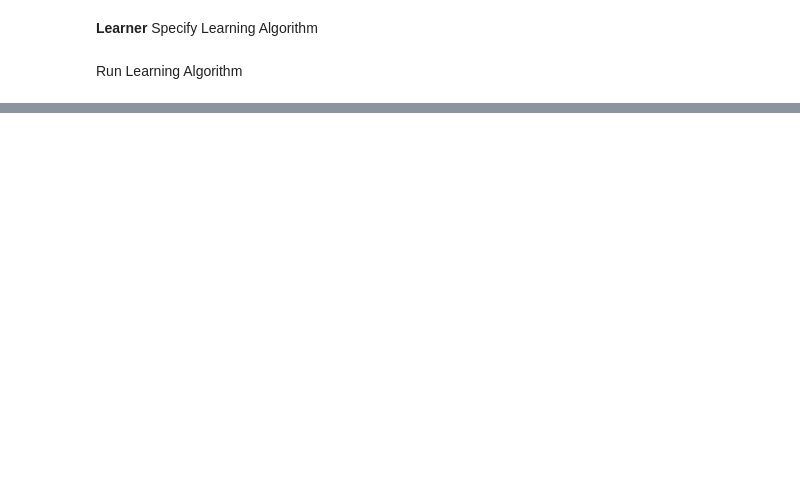
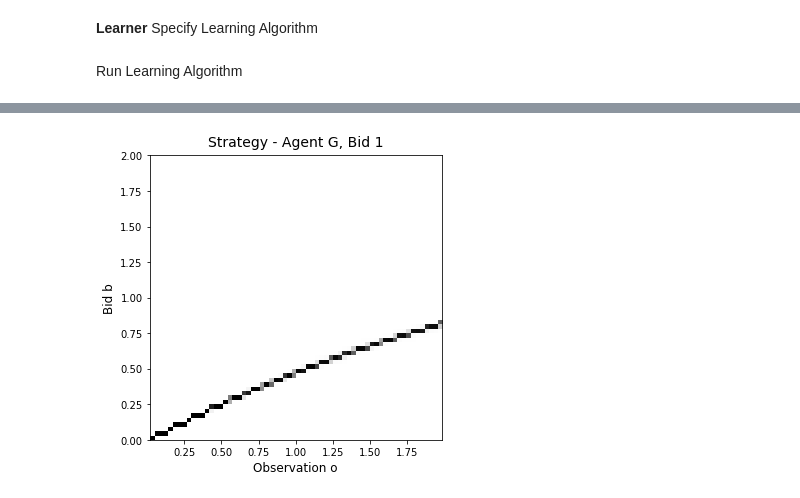
Before and after one commit to MOberlechner/soda, a Jupyter notebook: notebooks/examples/llg_auction.ipynb, the cells around one changed output, grey strips where cells are left out. Drawn from its saved outputs; the diff is of its cells as text; code cells hidden in the pictures; blank space fills up the shorter version.

```diff
--- a/notebooks/examples/llg_auction.ipynb
+++ b/notebooks/examples/llg_auction.ipynb
@@ -83,0 +82,4 @@ strategies[agent].plot(metrics=True, beta=bne)
+# %%
+strategies['G'].plot()
+# %% [output]
+[figure, added]
```
Also changed, not shown: parts of 13 cells of this notebook.
